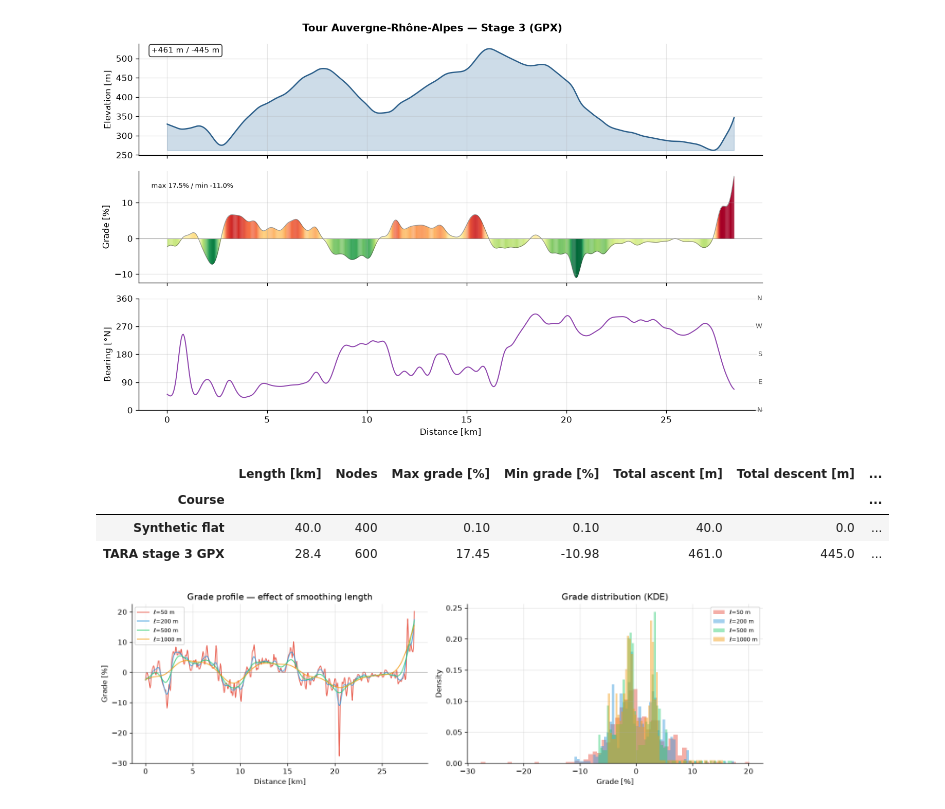
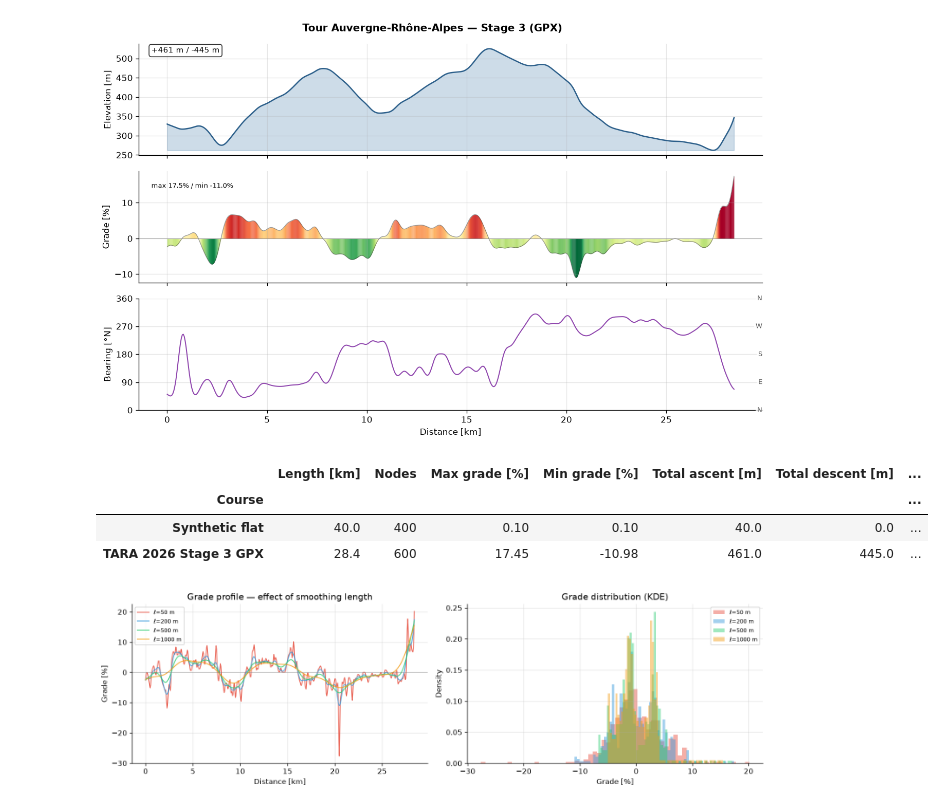
Before and after one commit to d0martins/TTT-strat, a Jupyter notebook: notebooks/phase0_physics.ipynb, the cells around one changed output. Cells and saved outputs as stored; diff of their text form; code cells hidden in the pictures.

```diff
--- a/notebooks/phase0_physics.ipynb
+++ b/notebooks/phase0_physics.ipynb
@@ -230,30 +230,30 @@ plt.show()
 # %%
 def course_stats(course, label, raw_elev_offset_m=0.0):
     g = np.tan(course.theta_rad) * 100
     e = np.cumsum(np.concatenate([[raw_elev_offset_m],
         np.diff(course.s_m) * np.tan(course.theta_rad[:-1])]))
     asc  = np.sum(np.diff(e)[np.diff(e) > 0])
     desc = abs(np.sum(np.diff(e)[np.diff(e) < 0]))
     return {
         "Course": label,
         "Length [km]": round(course.s_m[-1] / 1000, 1),
         "Nodes": len(course.s_m),
         "Max grade [%]": round(g.max(), 2),
         "Min grade [%]": round(g.min(), 2),
         "Total ascent [m]": round(asc, 0),
         "Total descent [m]": round(desc, 0),
         "Elev range [m]": round(e.max() - e.min(), 0),
     }
 
 pd.DataFrame([
     course_stats(flat_course, "Synthetic flat"),
-    course_stats(gpx_course,  "TARA stage 3 GPX", raw_elev_offset_m=raw_elev_start_m),
+    course_stats(gpx_course,  "TARA 2026 Stage 3 GPX", raw_elev_offset_m=raw_elev_start_m),
 ]).set_index("Course")
 # %% [output]
 |  | Length [km] | Nodes | Max grade [%] | Min grade [%] | Total ascent [m] | Total descent [m] | ... |
 | Course |  |  |  |  |  |  | ... |
 | Synthetic flat | 40.0 | 400 | 0.10 | 0.10 | 40.0 | 0.0 | ... |
-| TARA stage 3 GPX | 28.4 | 600 | 17.45 | -10.98 | 461.0 | 445.0 | ... |
+| TARA 2026 Stage 3 GPX | 28.4 | 600 | 17.45 | -10.98 | 461.0 | 445.0 | ... |
 # %%
 smoothing_lengths = [50, 200, 500, 1000]
 fig, (ax_g, ax_h) = plt.subplots(1, 2, figsize=(13, 4))
```
Also changed, not shown: 4 other files.
